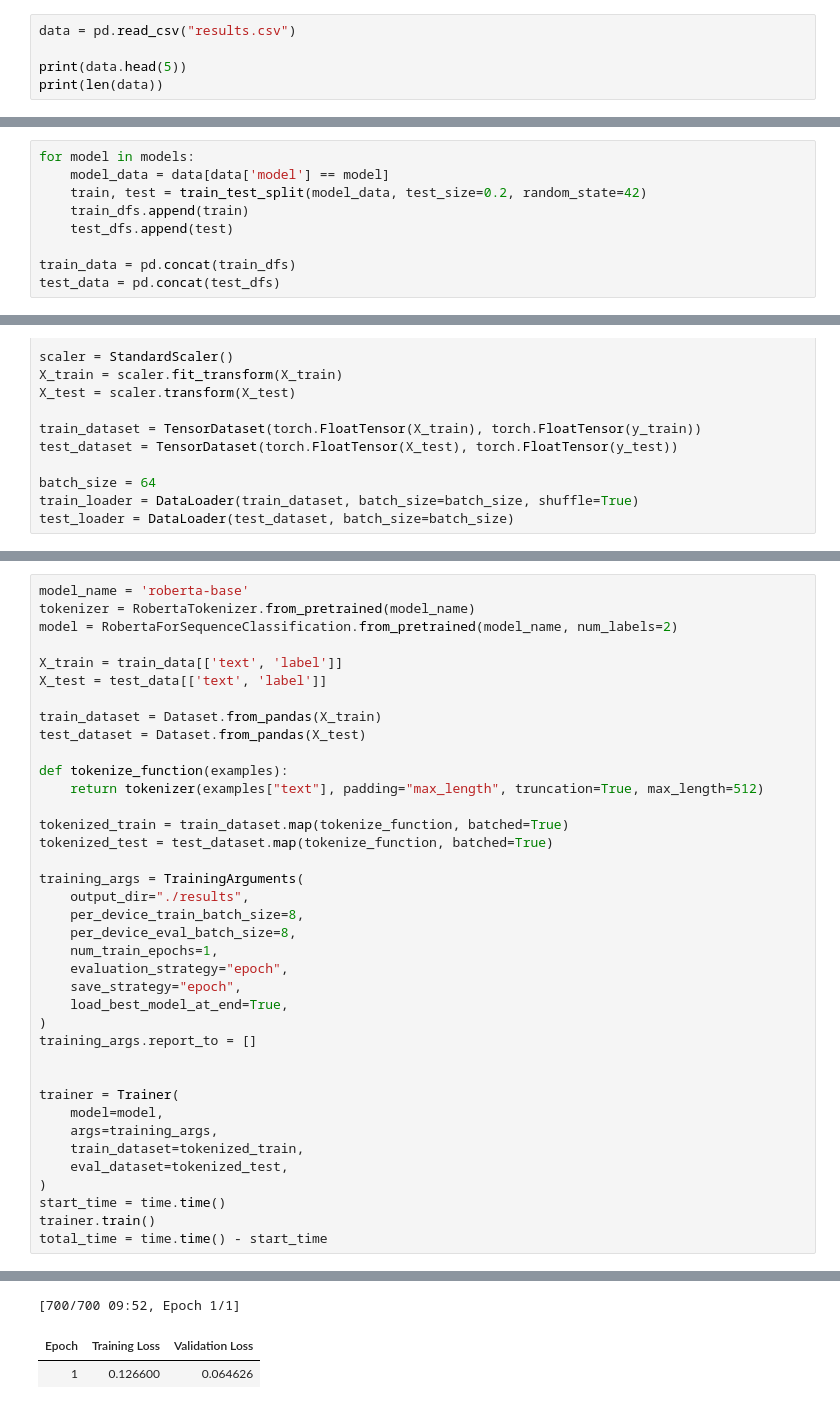
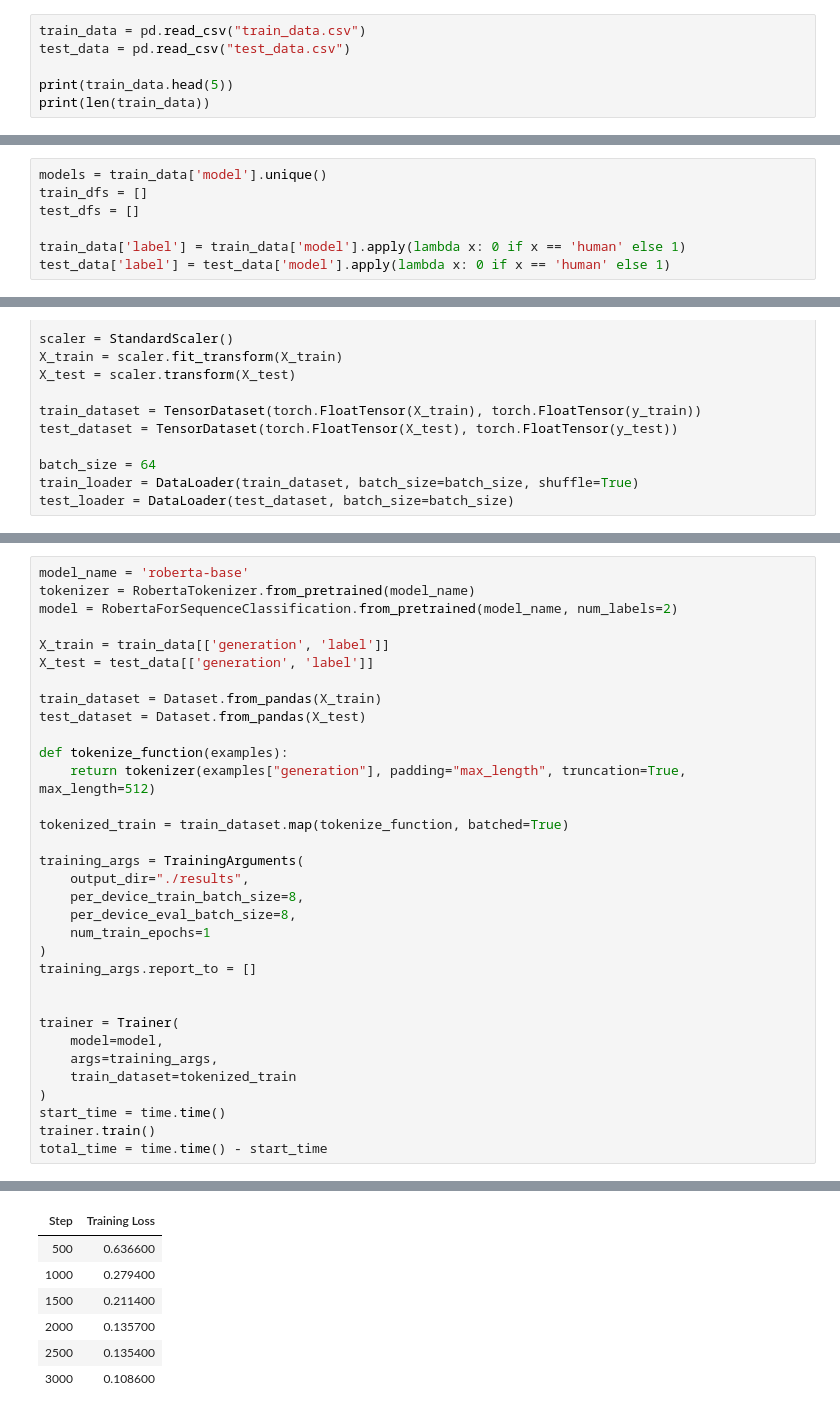
Before and after one commit to intsystems/2025-Project-176, a Jupyter notebook: code/analize_results.ipynb, the cells around one changed output, grey strips where cells are left out. Saved outputs shown, nothing was run; the diff lists cells and outputs as text.

```diff
--- a/code/analize_results.ipynb
+++ b/code/analize_results.ipynb
@@ -37,8 +39,9 @@ from sklearn.preprocessing import StandardScaler
 
 device = 'cuda' if torch.cuda.is_available() else 'cpu'
 # %%
-data = pd.read_csv("results.csv")
+train_data = pd.read_csv("train_data.csv")
+test_data = pd.read_csv("test_data.csv")
 
-print(data.head(5))
-print(len(data))
+print(train_data.head(5))
+print(len(train_data))
 # %% [output]
@@ -99,12 +65,10 @@ test_dfs = []
-# %%
-for model in models:
-    model_data = data[data['model'] == model]
-    train, test = train_test_split(model_data, test_size=0.2, random_state=42)
-    train_dfs.append(train)
-    test_dfs.append(test)
-
-train_data = pd.concat(train_dfs)
-test_data = pd.concat(test_dfs)
+# %%
+models = train_data['model'].unique()
+train_dfs = []
+test_dfs = []
+
+train_data['label'] = train_data['model'].apply(lambda x: 0 if x == 'human' else 1)
+test_data['label'] = test_data['model'].apply(lambda x: 0 if x == 'human' else 1)
 # %%
 features = ['mean_entropy', 'perplexity', 'mc_entropy', 'mahalanobis']
 X_train = train_data[features].values
@@ -231,26 +246,22 @@ model_name = 'roberta-base'
 tokenizer = RobertaTokenizer.from_pretrained(model_name)
 model = RobertaForSequenceClassification.from_pretrained(model_name, num_labels=2)
 
-X_train = train_data[['text', 'label']]
-X_test = test_data[['text', 'label']]
+X_train = train_data[['generation', 'label']]
+X_test = test_data[['generation', 'label']]
 
 train_dataset = Dataset.from_pandas(X_train)
 test_dataset = Dataset.from_pandas(X_test)
 
 def tokenize_function(examples):
-    return tokenizer(examples["text"], padding="max_length", truncation=True, max_length=512)
+    return tokenizer(examples["generation"], padding="max_length", truncation=True, max_length=512)
 
 tokenized_train = train_dataset.map(tokenize_function, batched=True)
-tokenized_test = test_dataset.map(tokenize_function, batched=True)
 
 training_args = TrainingArguments(
     output_dir="./results",
     per_device_train_batch_size=8,
     per_device_eval_batch_size=8,
-    num_train_epochs=1,
-    evaluation_strategy="epoch",
-    save_strategy="epoch",
-    load_best_model_at_end=True,
+    num_train_epochs=1
 )
 training_args.report_to = []
 
@@ -258,8 +269,7 @@ training_args.report_to = []
 trainer = Trainer(
     model=model,
     args=training_args,
-    train_dataset=tokenized_train,
-    eval_dataset=tokenized_test,
+    train_dataset=tokenized_train
 )
 start_time = time.time()
 trainer.train()
@@ -277,6 +281,10 @@ You should probably TRAIN this model on a down-stream task to be able to use it
-[700/700 09:52, Epoch 1/1]
-| Epoch | Training Loss | Validation Loss |
-| 1 | 0.126600 | 0.064626 |
+| Step | Training Loss |
+| 500 | 0.636600 |
+| 1000 | 0.279400 |
+| 1500 | 0.211400 |
+| 2000 | 0.135700 |
+| 2500 | 0.135400 |
+| 3000 | 0.108600 |
 # %%
 def classify_text(text, device = "cuda"):
     model.to(device)
```
Also changed, not shown: parts of 12 cells of this notebook, 8 other files.
